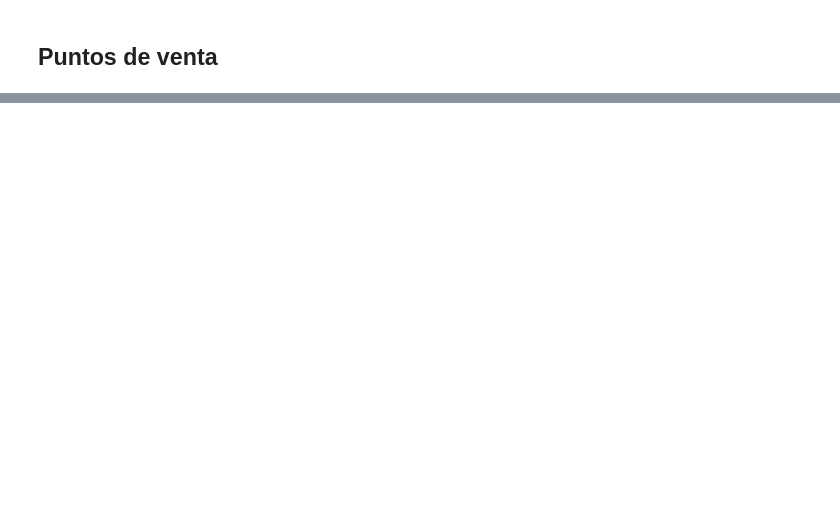
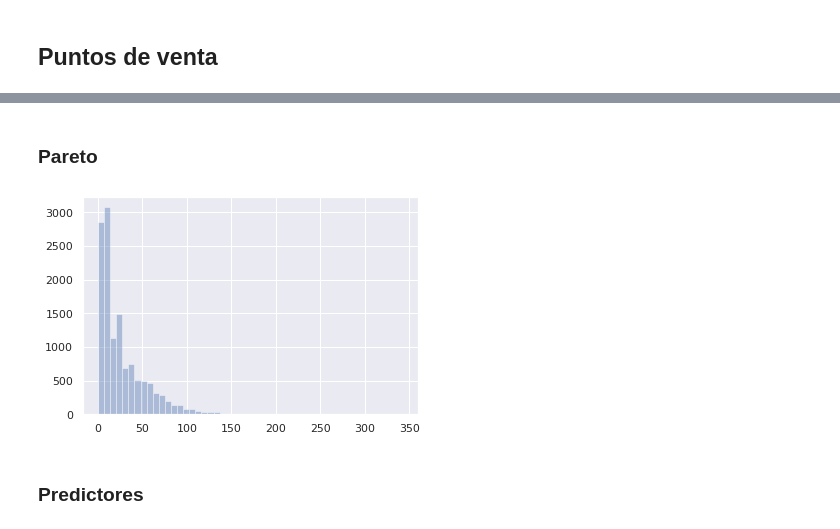
Before and after one commit to matiasbattocchia/eci2019-ventas-estacionales, a Jupyter notebook: Ventas.ipynb, the cells around one changed output, grey strips where cells are left out. Cells and saved outputs as stored; diff of their text form; code cells hidden in the pictures; blank space fills up the shorter version.

```diff
--- a/Ventas.ipynb
+++ b/Ventas.ipynb
@@ -328,0 +157,8 @@ https://peerj.com/preprints/3190.pdf
+# %% [markdown]
+### Pareto
+# %%
+sn.distplot(a=ventas['2013'].sum(), kde=False, hist=True, bins=50);
+# %% [output]
+[figure, added]
+# %% [markdown]
+### Predictores
```
Also changed, not shown: parts of 78 cells of this notebook, 1 other file.
